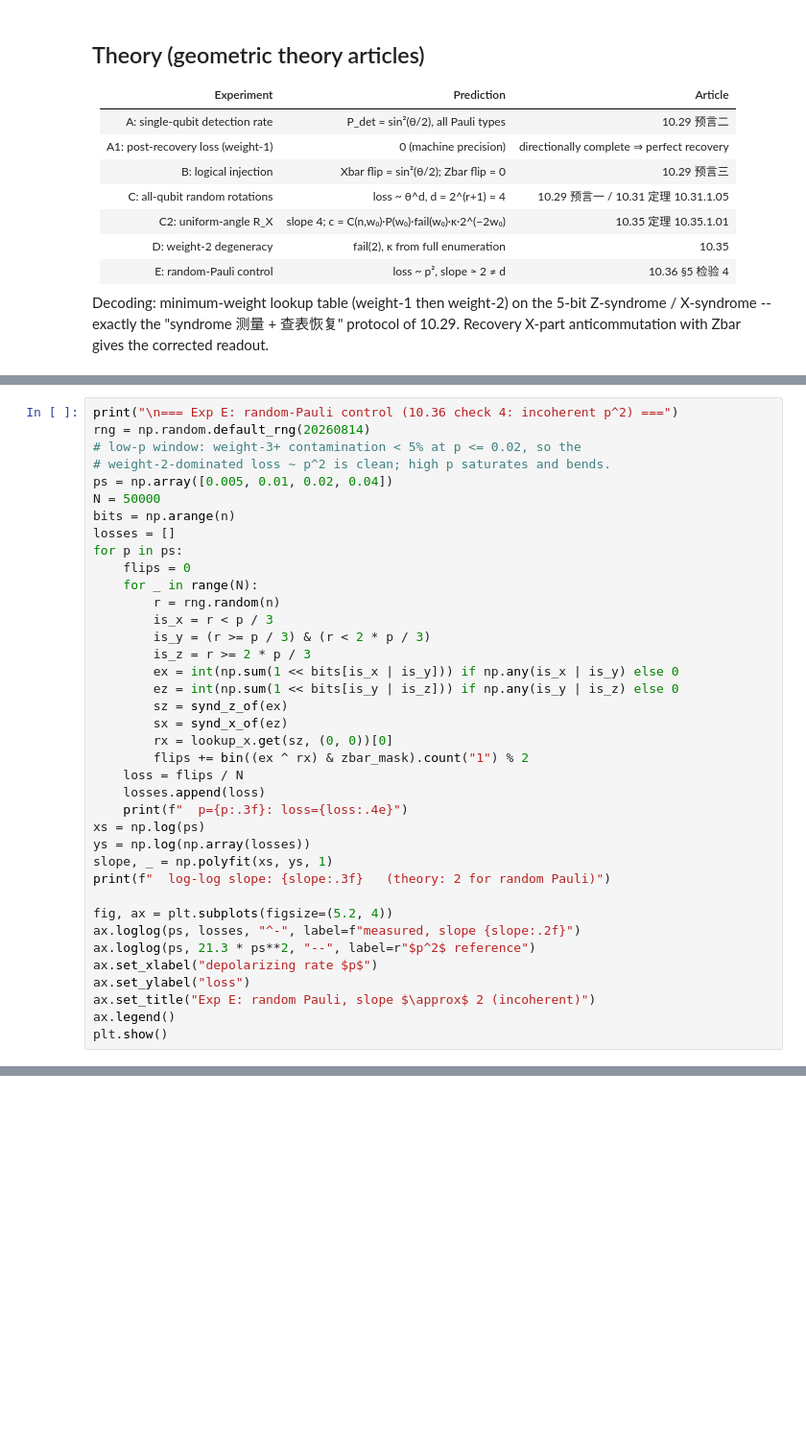
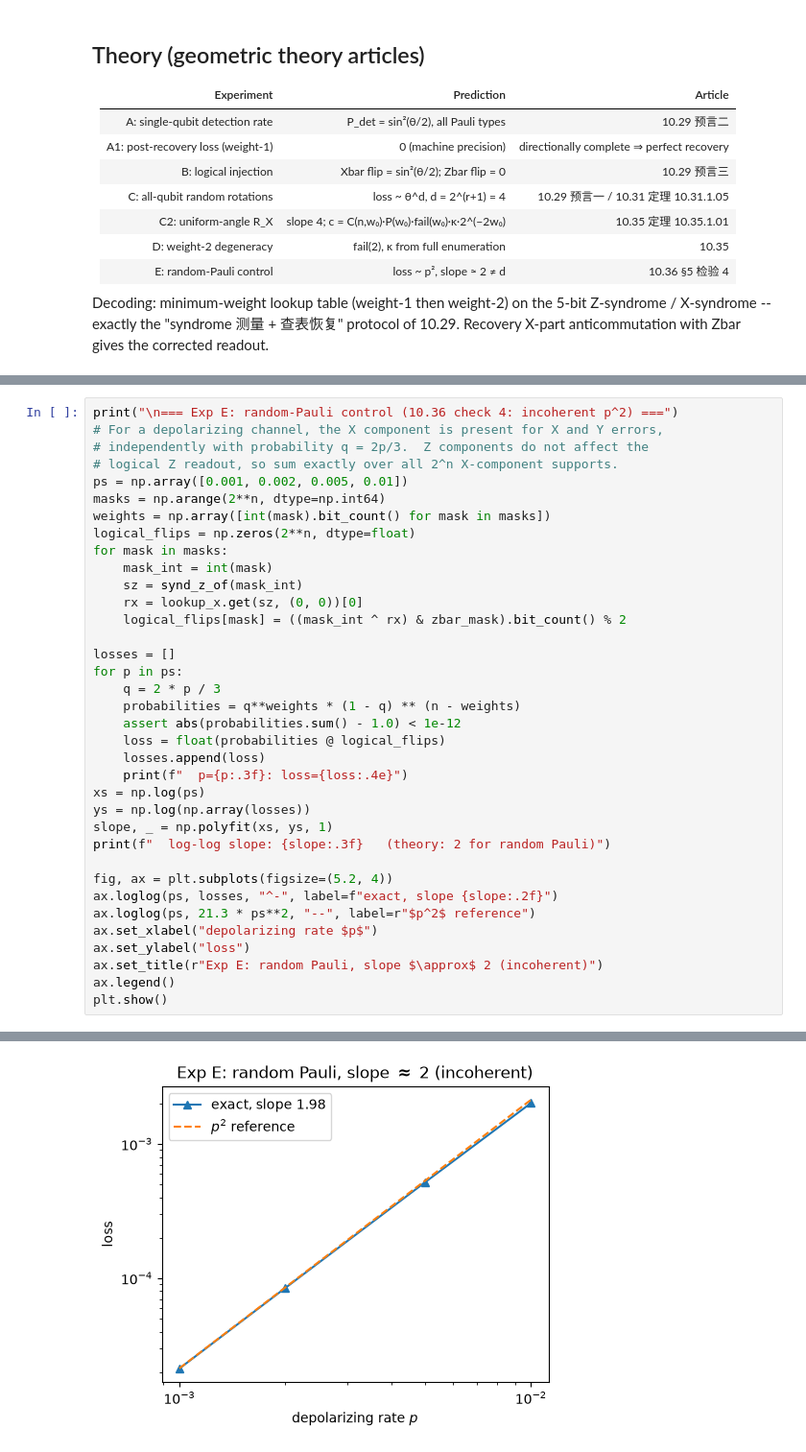
Before and after one commit to qLDPCOrg/qLDPC, a Jupyter notebook: examples/logical_error_rates/misc/directionally_complete_rm.ipynb, the cells around one changed output, grey strips where cells are left out. Shown at 96% size. Saved outputs shown, nothing was run; the diff lists cells and outputs as text; blank space fills up the shorter version.

```diff
--- a/examples/logical_error_rates/misc/directionally_complete_rm.ipynb
+++ b/examples/logical_error_rates/misc/directionally_complete_rm.ipynb
@@ -424,26 +497,24 @@ plt.show()
 # %%
 print("\n=== Exp E: random-Pauli control (10.36 check 4: incoherent p^2) ===")
-rng = np.random.default_rng(20260814)
-# low-p window: weight-3+ contamination < 5% at p <= 0.02, so the
-# weight-2-dominated loss ~ p^2 is clean; high p saturates and bends.
-ps = np.array([0.005, 0.01, 0.02, 0.04])
-N = 50000
-bits = np.arange(n)
+# For a depolarizing channel, the X component is present for X and Y errors,
+# independently with probability q = 2p/3.  Z components do not affect the
+# logical Z readout, so sum exactly over all 2^n X-component supports.
+ps = np.array([0.001, 0.002, 0.005, 0.01])
+masks = np.arange(2**n, dtype=np.int64)
+weights = np.array([int(mask).bit_count() for mask in masks])
+logical_flips = np.zeros(2**n, dtype=float)
+for mask in masks:
+    mask_int = int(mask)
+    sz = synd_z_of(mask_int)
+    rx = lookup_x.get(sz, (0, 0))[0]
+    logical_flips[mask] = ((mask_int ^ rx) & zbar_mask).bit_count() % 2
+
 losses = []
 for p in ps:
-    flips = 0
-    for _ in range(N):
-        r = rng.random(n)
-        is_x = r < p / 3
-        is_y = (r >= p / 3) & (r < 2 * p / 3)
-        is_z = r >= 2 * p / 3
-        ex = int(np.sum(1 << bits[is_x | is_y])) if np.any(is_x | is_y) else 0
-        ez = int(np.sum(1 << bits[is_y | is_z])) if np.any(is_y | is_z) else 0
-        sz = synd_z_of(ex)
-        sx = synd_x_of(ez)
-        rx = lookup_x.get(sz, (0, 0))[0]
-        flips += bin((ex ^ rx) & zbar_mask).count("1") % 2
-    loss = flips / N
+    q = 2 * p / 3
+    probabilities = q**weights * (1 - q) ** (n - weights)
+    assert abs(probabilities.sum() - 1.0) < 1e-12
+    loss = float(probabilities @ logical_flips)
     losses.append(loss)
     print(f"  p={p:.3f}: loss={loss:.4e}")
 xs = np.log(ps)
@@ -452,10 +523,11 @@ slope, _ = np.polyfit(xs, ys, 1)
 print(f"  log-log slope: {slope:.3f}   (theory: 2 for random Pauli)")
 
 fig, ax = plt.subplots(figsize=(5.2, 4))
-ax.loglog(ps, losses, "^-", label=f"measured, slope {slope:.2f}")
+ax.loglog(ps, losses, "^-", label=f"exact, slope {slope:.2f}")
 ax.loglog(ps, 21.3 * ps**2, "--", label=r"$p^2$ reference")
 ax.set_xlabel("depolarizing rate $p$")
 ax.set_ylabel("loss")
-ax.set_title("Exp E: random Pauli, slope $\approx$ 2 (incoherent)")
+ax.set_title(r"Exp E: random Pauli, slope $\approx$ 2 (incoherent)")
 ax.legend()
 plt.show()
+# %% [output]
@@ -462,3 +540,4 @@ plt.show()
+[figure, added]
 # %% [markdown]
 ## Summary
 
```
Also changed, not shown: parts of 12 cells of this notebook.
